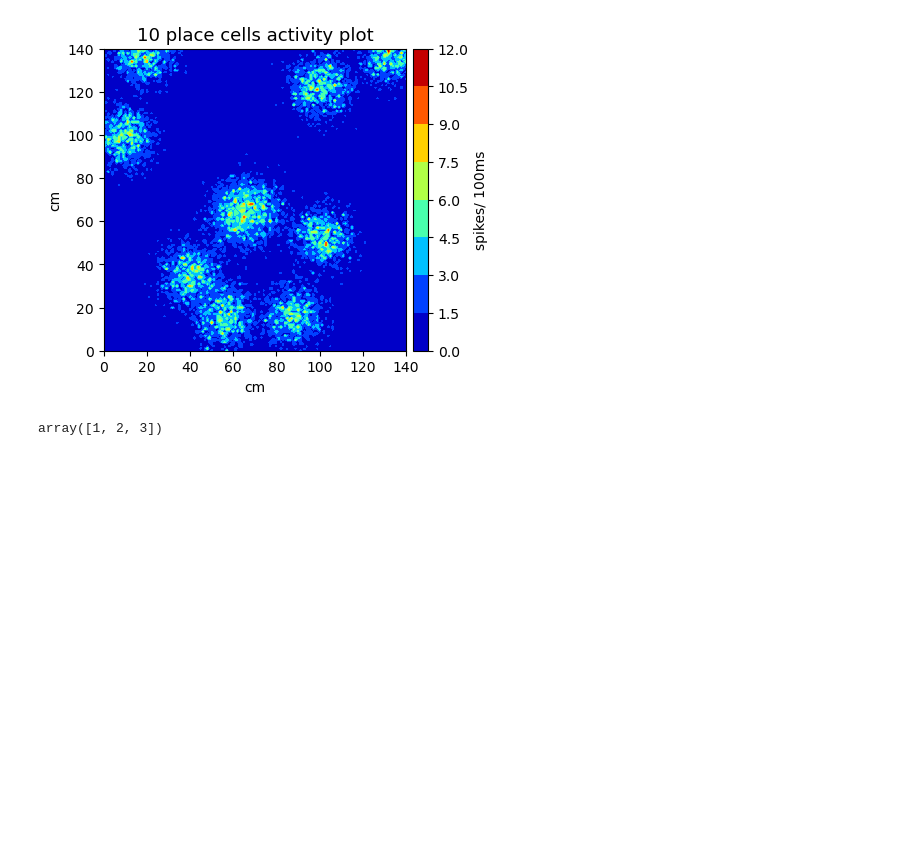
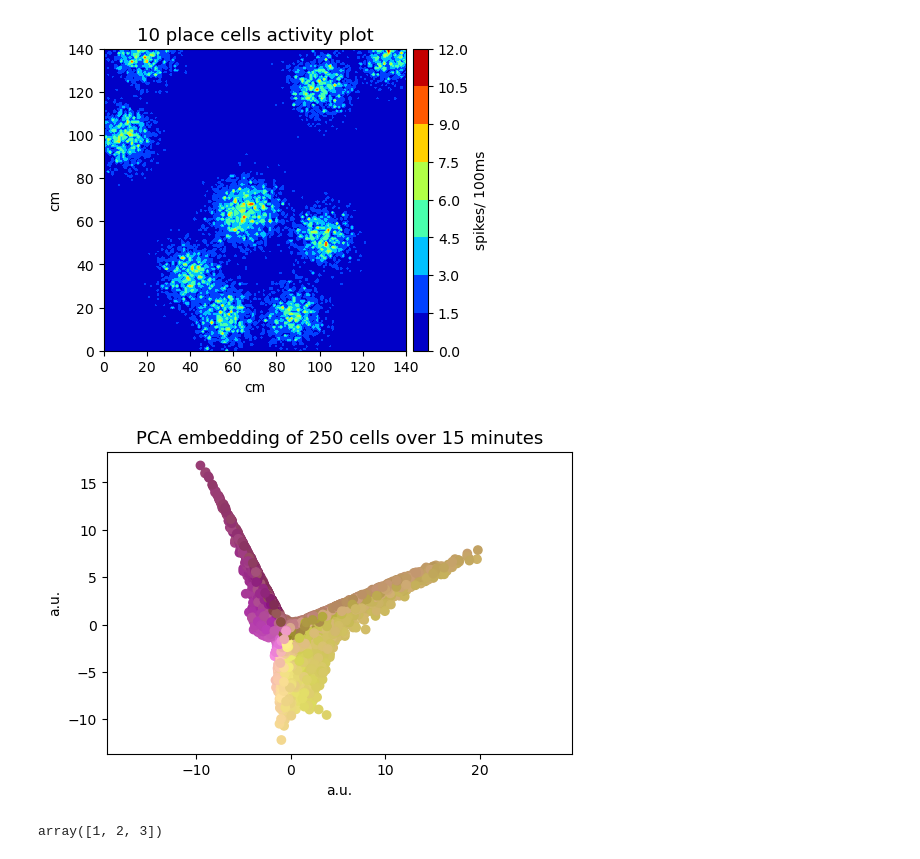
Before and after one commit to jambormike/neurons_dimensionality_reduction, a Jupyter notebook: simulation_and_reduction_script_notebook/data/data_analysis.ipynb, the cells around one changed output. Saved outputs shown, nothing was run; the diff lists cells and outputs as text; code cells hidden in the pictures; blank space fills up the shorter version.

```diff
--- a/simulation_and_reduction_script_notebook/data/data_analysis.ipynb
+++ b/simulation_and_reduction_script_notebook/data/data_analysis.ipynb
@@ -148,19 +124,3 @@ def plotActivity(master_activity_plot_list, n_neurons, experiment):
-# %%
-def plot_embedding(embedding, color):
-
-    embeding_transpose = embedding.T
-
-    plt.figure(dpi=100)    # figsize=(width, height)
-    plt.scatter(embeding_transpose[:, 0], embeding_transpose[:, 1], c= colormapLocation(color))
-
-    plt.title(("? embedding of " + str("n") + " cells over " + str(int(embedding.shape[1]/600)) + " minutes"), size= 13)
-    plt.xlabel("a.u.")
-    plt.ylabel("a.u.")
-
-    plt.gca().set_aspect('equal', 'datalim')
-
-
-    pass
 # %%
 def correlationMean(correlation_list):
     correlation_array = np.row_stack(correlation_list)
@@ -370,21 +387,40 @@ for i in range(1):
 # %% [output]
 [figure]
 # %%
-def plot_embedding(embedding, color):
+def plot_embedding(master_data_set, n_neurons, experiment, t_time, method= 0):
+
+    embedding = master_data_set[n_neurons][experiment][t_time][method][0]
+    color = master_data_set[n_neurons][experiment][t_time][0][0]
+
+    number_of_neurons = (n_neurons + 1) * 10
+
+    if method == 0:
+        method_name = "real"
+    elif method == 1:
+        method_name = "PCA"
+    elif method == 2:
+        method_name = "Laplacian eigenmaps"
+    elif method == 3:
+        method_name = "UMAP"
+    else:
+        method_name = "break"
 
     embeding_transpose = embedding.T
 
     plt.figure(dpi=100)    # figsize=(width, height)
     plt.scatter(embeding_transpose[:, 0], embeding_transpose[:, 1], c= colormapLocation(color))
 
-    plt.title(("? embedding of " + str("n") + " cells over " + str(int(embedding.shape[1]/600)) + " minutes"), size= 13)
+    plt.title((method_name + " embedding of " + str(number_of_neurons) + " cells over " + str(int(embedding.shape[1]/600)) + " minutes"), size= 13)
     plt.xlabel("a.u.")
     plt.ylabel("a.u.")
 
     plt.gca().set_aspect('equal', 'datalim')
 
+    pass
 
-    pass
+plot_embedding(master_data_set, 24, 0, 2, 1)
+# %% [output]
+[figure, added]
 # %%
 foobar
 # %% [output]
```
Also changed, not shown: parts of 5 cells of this notebook.
